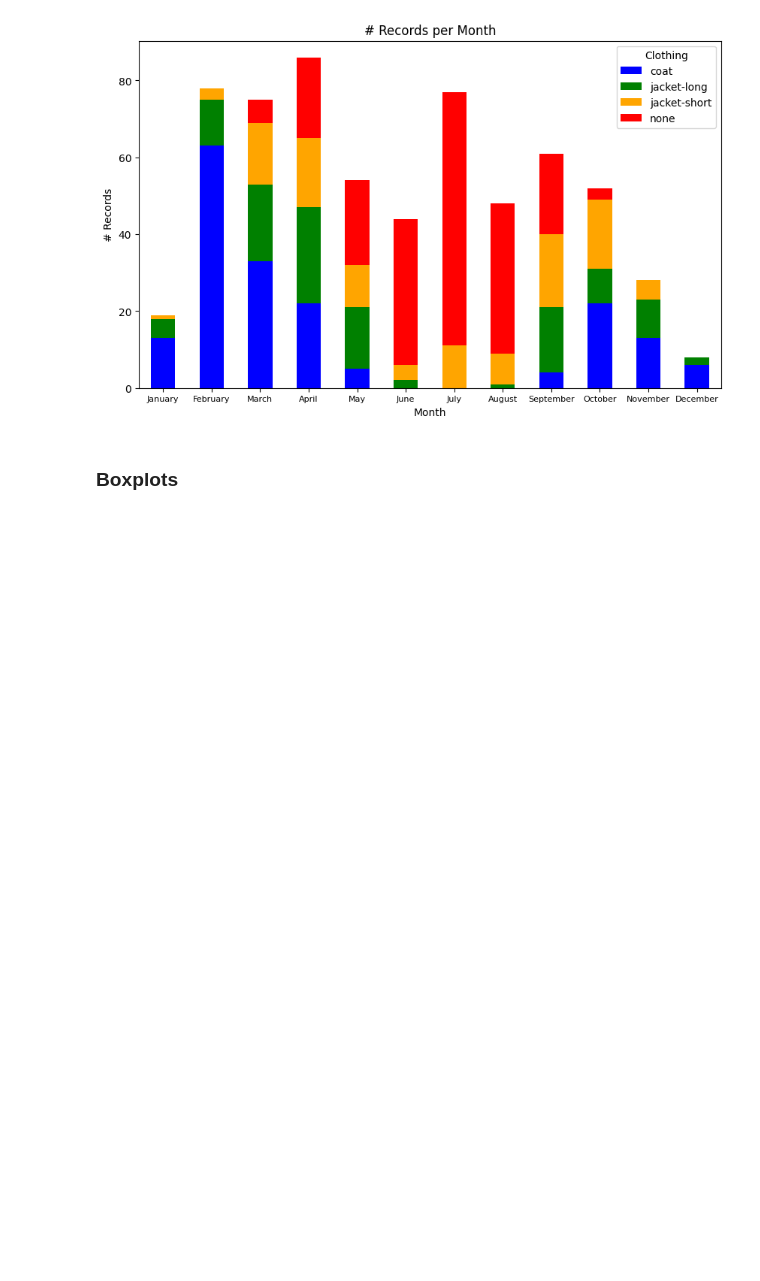
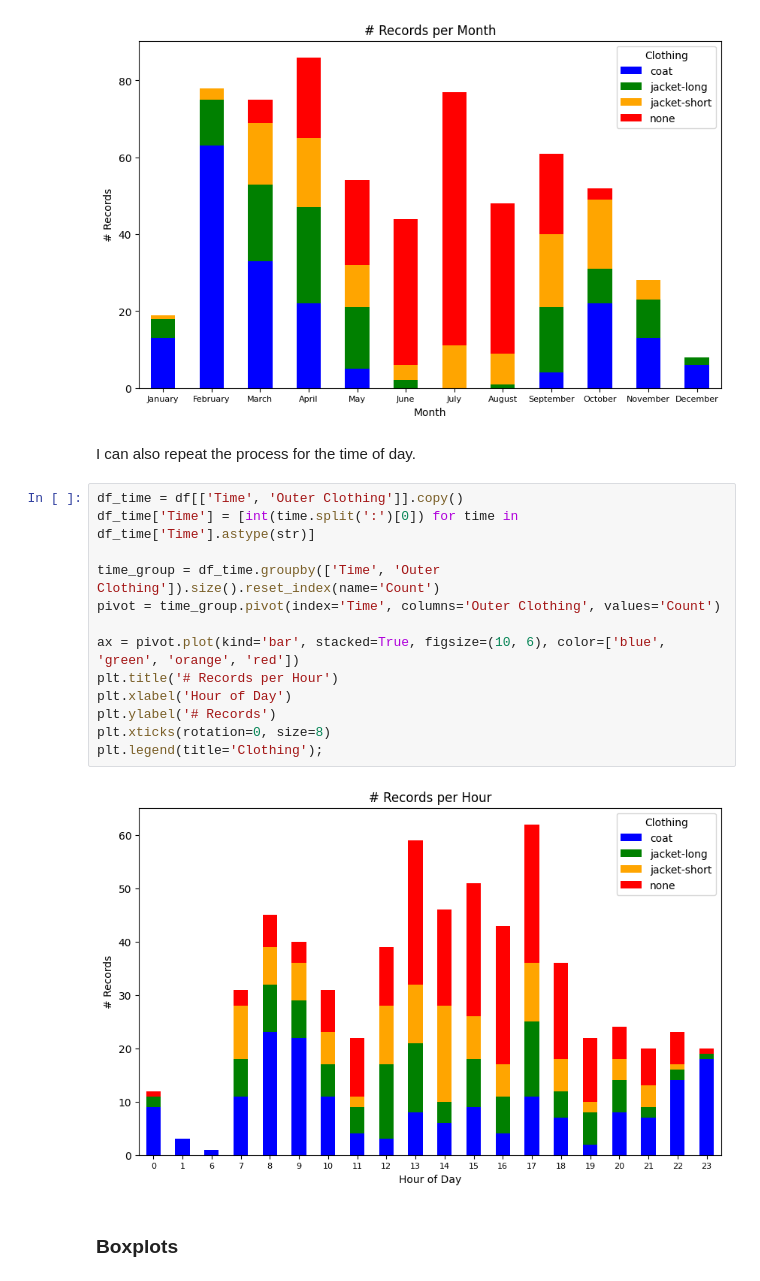
Before and after one commit to tikkikkit21/WeatherML, a Jupyter notebook: research.ipynb, the cells around one changed output. Drawn from its saved outputs; the diff is of its cells as text; blank space fills up the shorter version.

Commit message:
Create histogram for time of day
Resolves #13

```diff
--- a/research.ipynb
+++ b/research.ipynb
@@ -218,6 +218,23 @@ plt.xticks(rotation=0, size=8)
 plt.legend(title='Clothing');
 # %% [output]
 [figure]
+# %% [markdown]
+I can also repeat the process for the time of day.
+# %%
+df_time = df[['Time', 'Outer Clothing']].copy()
+df_time['Time'] = [int(time.split(':')[0]) for time in df_time['Time'].astype(str)]
+
+time_group = df_time.groupby(['Time', 'Outer Clothing']).size().reset_index(name='Count')
+pivot = time_group.pivot(index='Time', columns='Outer Clothing', values='Count')
+
+ax = pivot.plot(kind='bar', stacked=True, figsize=(10, 6), color=['blue', 'green', 'orange', 'red'])
+plt.title('# Records per Hour')
+plt.xlabel('Hour of Day')
+plt.ylabel('# Records')
+plt.xticks(rotation=0, size=8)
+plt.legend(title='Clothing');
+# %% [output]
+[figure, added]
 # %% [markdown]
 ### Boxplots
 # %%
```
Also changed, not shown: parts of 1 cell of this notebook.
